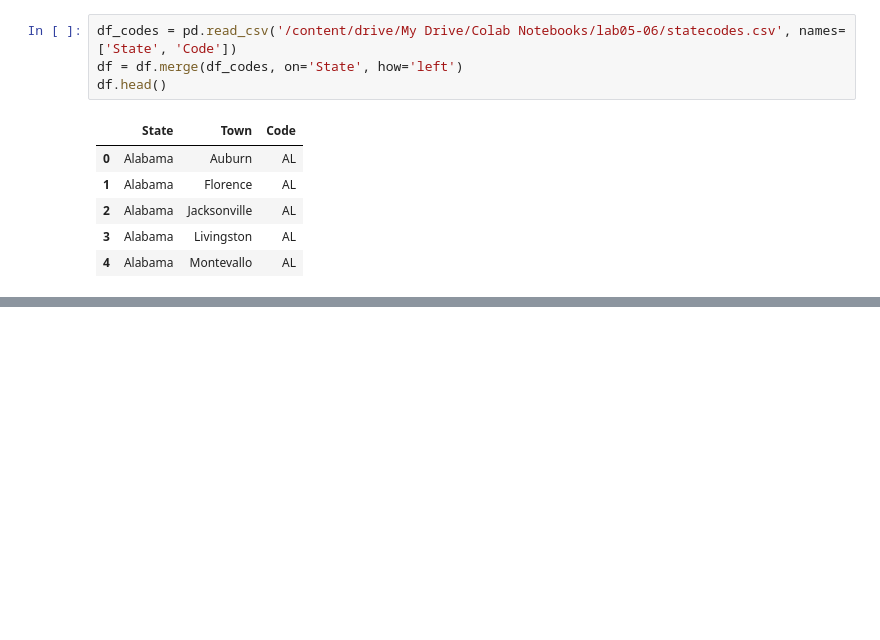
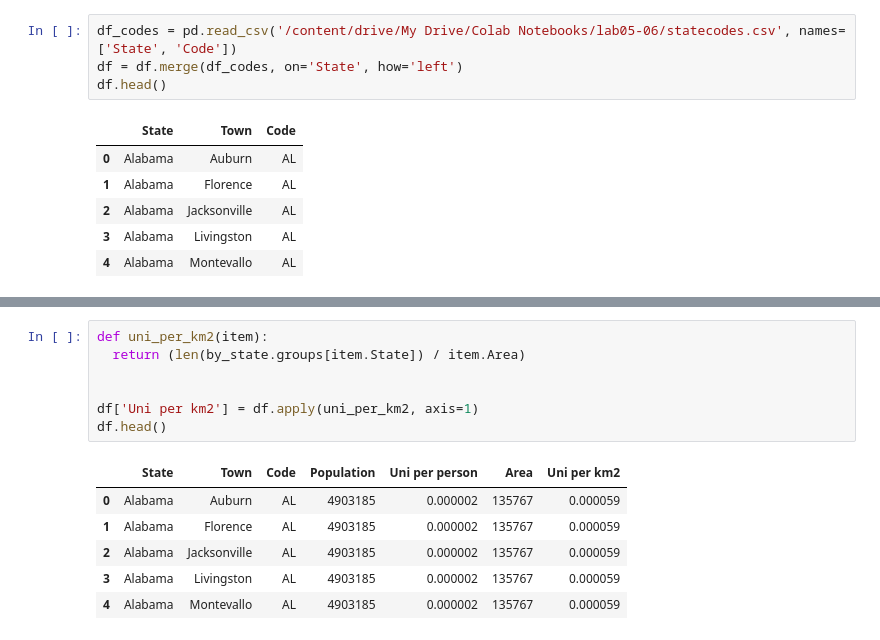
Before and after one commit to HbotondS/datamining_course, a Jupyter notebook: lab05-06/lab6.ipynb, the cells around one changed output, grey strips where cells are left out. Drawn from its saved outputs; the diff is of its cells as text; blank space fills up the shorter version.

```diff
--- a/lab05-06/lab6.ipynb
+++ b/lab05-06/lab6.ipynb
@@ -128,0 +135,14 @@ df['Uni per person'] = df.apply(uni_per_pers, axis=1)
+# %%
+def uni_per_km2(item):
+  return (len(by_state.groups[item.State]) / item.Area)
+
+
+df['Uni per km2'] = df.apply(uni_per_km2, axis=1)
+df.head()
+# %% [output]
+|  | State | Town | Code | Population | Uni per person | Area | Uni per km2 |
+| 0 | Alabama | Auburn | AL | 4903185 | 0.000002 | 135767 | 0.000059 |
+| 1 | Alabama | Florence | AL | 4903185 | 0.000002 | 135767 | 0.000059 |
+| 2 | Alabama | Jacksonville | AL | 4903185 | 0.000002 | 135767 | 0.000059 |
+| 3 | Alabama | Livingston | AL | 4903185 | 0.000002 | 135767 | 0.000059 |
+| 4 | Alabama | Montevallo | AL | 4903185 | 0.000002 | 135767 | 0.000059 |
```
Also changed, not shown: parts of 3 cells of this notebook, 1 other file.
